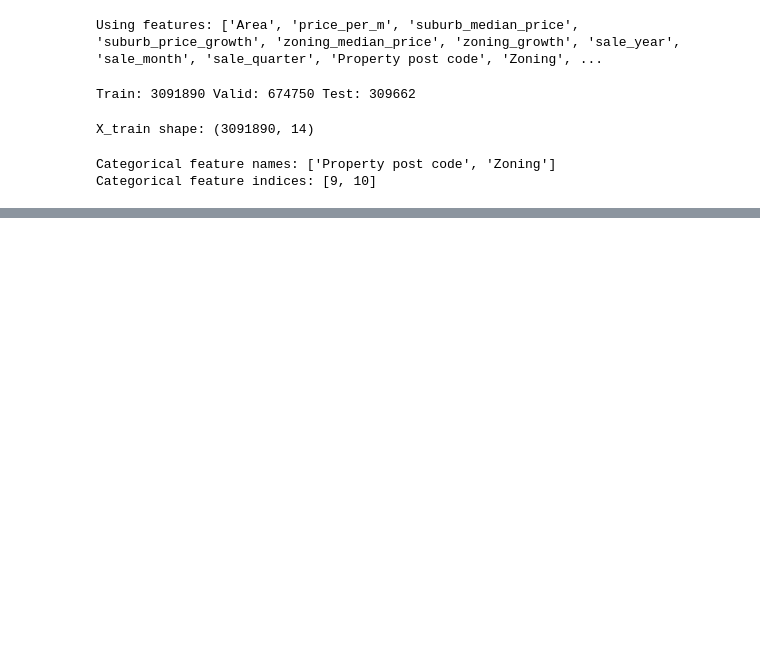
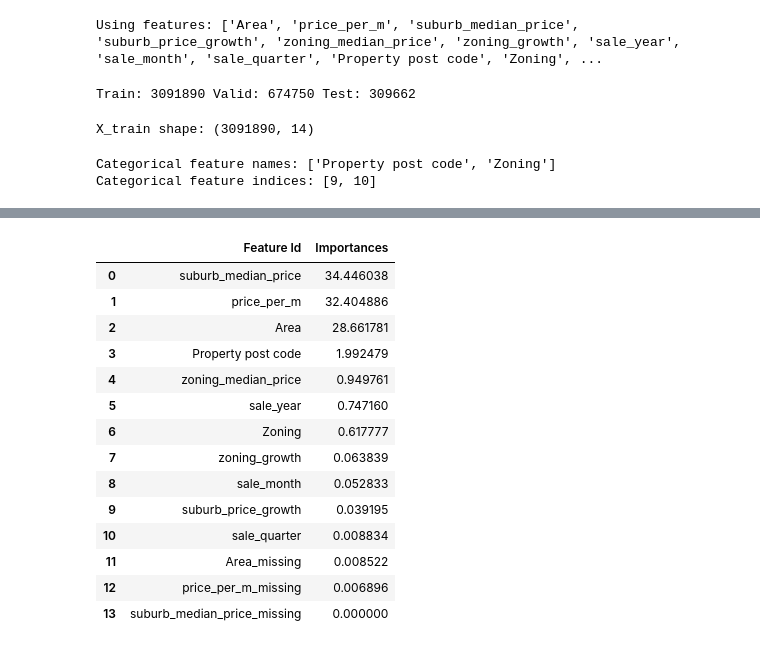
Before and after one commit to sebb304/PropertyAnalysis, a Jupyter notebook: analysis/model.ipynb, the cells around one changed output, grey strips where cells are left out. Cells and saved outputs as stored; diff of their text form; code cells hidden in the pictures; blank space fills up the shorter version.

```diff
--- a/analysis/model.ipynb
+++ b/analysis/model.ipynb
@@ -101,0 +158,25 @@ CatBoostError: Length of label=674750 and length of data=3091890 is different.
+# %%
+try:
+    fi = model.get_feature_importance(prettified=True)
+    display(fi.head(30))
+except Exception:
+    raw_fi = model.get_feature_importance()
+    sorted_idx = np.argsort(raw_fi)[::-1][:20]
+    for i in sorted_idx:
+        print(X_train.columns[i], raw_fi[i])
+# %% [output]
+|  | Feature Id | Importances |
+| 0 | suburb_median_price | 34.446038 |
+| 1 | price_per_m | 32.404886 |
+| 2 | Area | 28.661781 |
+| 3 | Property post code | 1.992479 |
+| 4 | zoning_median_price | 0.949761 |
+| 5 | sale_year | 0.747160 |
+| 6 | Zoning | 0.617777 |
+| 7 | zoning_growth | 0.063839 |
+| 8 | sale_month | 0.052833 |
+| 9 | suburb_price_growth | 0.039195 |
+| 10 | sale_quarter | 0.008834 |
+| 11 | Area_missing | 0.008522 |
+| 12 | price_per_m_missing | 0.006896 |
+| 13 | suburb_median_price_missing | 0.000000 |
```
Also changed, not shown: parts of 7 cells of this notebook.
